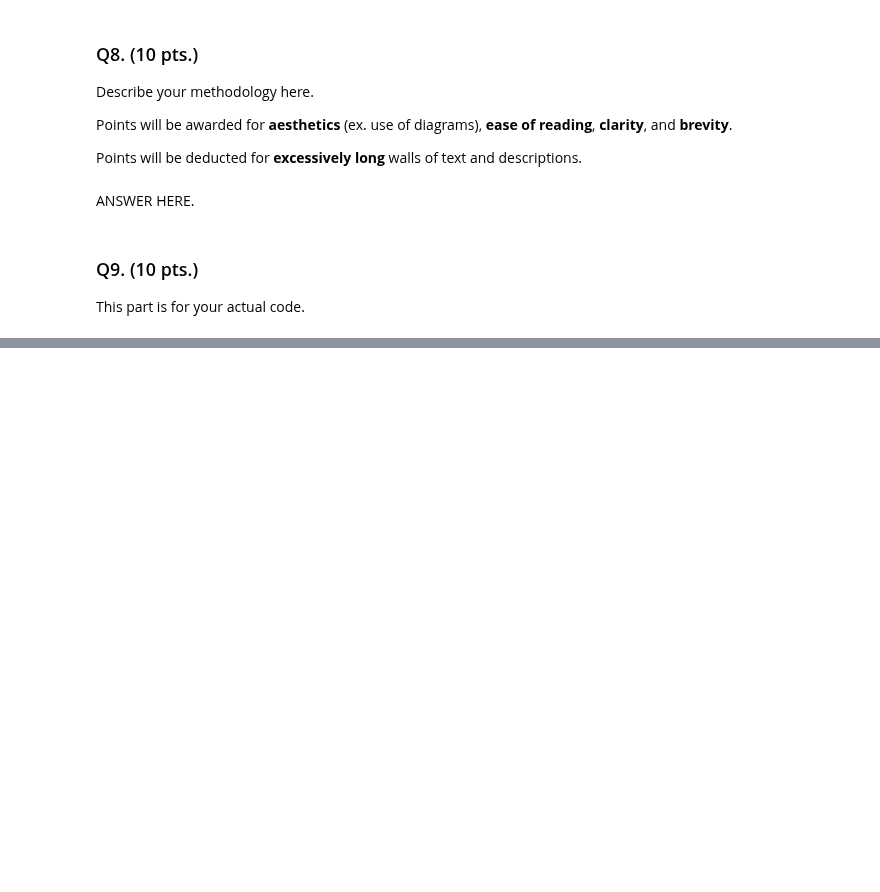
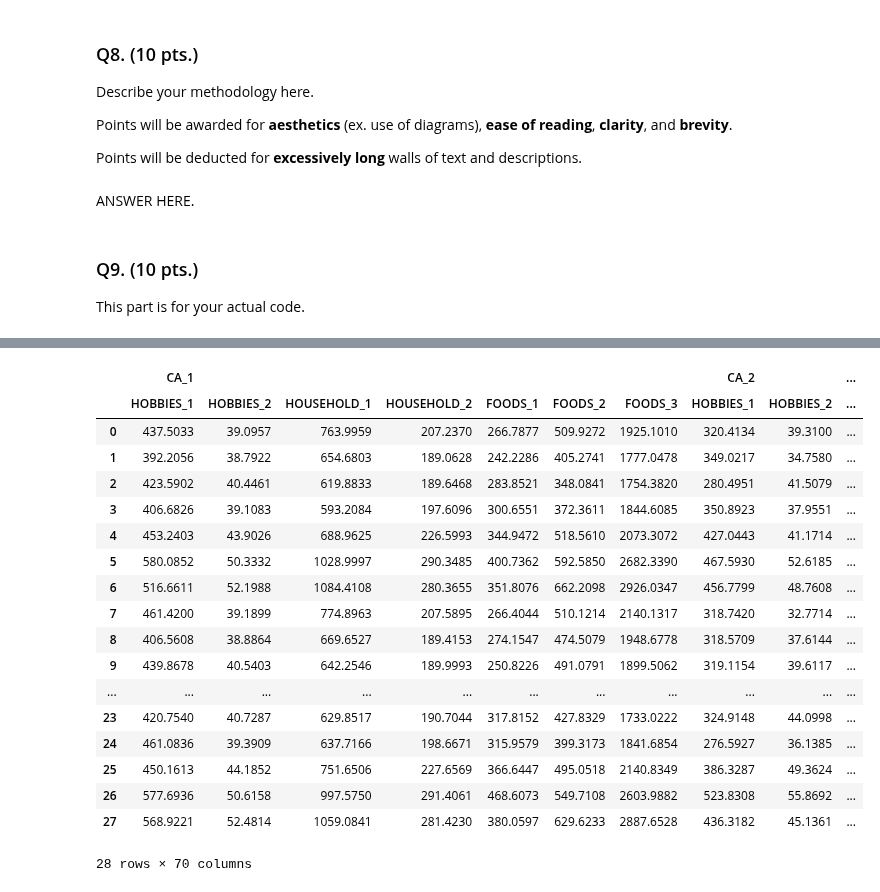
Before and after one commit to adrianemikko/tsa2021-m5, a Jupyter notebook: The Final Project 2.ipynb, the cells around one changed output, grey strips where cells are left out. Cells and saved outputs as stored; diff of their text form; code cells hidden in the pictures; blank space fills up the shorter version.

```diff
--- a/The Final Project 2.ipynb
+++ b/The Final Project 2.ipynb
@@ -65,0 +128,14 @@ This part is for your actual code.
+# %%
+for col in train_df_9:
+    print(col)
+    methods = evaluate_methods(
+        methods,
+        X=train_df_9[col],
+        XOG=trainOG_df_9[col],
+        tscv=tscv,
+        col=col,
+        w=84,
+        h=28)
+# %%
+rmse_scores = score_reveal(methods)
+rmse_scores
@@ -65,0 +156,3 @@ This part is for your actual code.
+# %%
+best_models = rmse_scores.apply(lambda x: x.idxmin(), axis=1)
+best_models
@@ -65,0 +183,26 @@ This part is for your actual code.
+# %%
+model = ensemble2(col_assignment=best_models.to_dict(), methods=methods, w=84, h=28)
+model.fit(train_df_9)
+# %%
+df_pred_9_ensemble2 = model.predict(trainOG_df_9)
+df_pred_9_ensemble2
+# %% [output]
+|  | CA_1 |  |  |  |  |  |  | CA_2 |  | ... |
+|  | HOBBIES_1 | HOBBIES_2 | HOUSEHOLD_1 | HOUSEHOLD_2 | FOODS_1 | FOODS_2 | FOODS_3 | HOBBIES_1 | HOBBIES_2 | ... |
+| 0 | 437.5033 | 39.0957 | 763.9959 | 207.2370 | 266.7877 | 509.9272 | 1925.1010 | 320.4134 | 39.3100 | ... |
+| 1 | 392.2056 | 38.7922 | 654.6803 | 189.0628 | 242.2286 | 405.2741 | 1777.0478 | 349.0217 | 34.7580 | ... |
+| 2 | 423.5902 | 40.4461 | 619.8833 | 189.6468 | 283.8521 | 348.0841 | 1754.3820 | 280.4951 | 41.5079 | ... |
+| 3 | 406.6826 | 39.1083 | 593.2084 | 197.6096 | 300.6551 | 372.3611 | 1844.6085 | 350.8923 | 37.9551 | ... |
+| 4 | 453.2403 | 43.9026 | 688.9625 | 226.5993 | 344.9472 | 518.5610 | 2073.3072 | 427.0443 | 41.1714 | ... |
+| 5 | 580.0852 | 50.3332 | 1028.9997 | 290.3485 | 400.7362 | 592.5850 | 2682.3390 | 467.5930 | 52.6185 | ... |
+| 6 | 516.6611 | 52.1988 | 1084.4108 | 280.3655 | 351.8076 | 662.2098 | 2926.0347 | 456.7799 | 48.7608 | ... |
+| 7 | 461.4200 | 39.1899 | 774.8963 | 207.5895 | 266.4044 | 510.1214 | 2140.1317 | 318.7420 | 32.7714 | ... |
+| 8 | 406.5608 | 38.8864 | 669.6527 | 189.4153 | 274.1547 | 474.5079 | 1948.6778 | 318.5709 | 37.6144 | ... |
+| 9 | 439.8678 | 40.5403 | 642.2546 | 189.9993 | 250.8226 | 491.0791 | 1899.5062 | 319.1154 | 39.6117 | ... |
+| ... | ... | ... | ... | ... | ... | ... | ... | ... | ... | ... |
+| 23 | 420.7540 | 40.7287 | 629.8517 | 190.7044 | 317.8152 | 427.8329 | 1733.0222 | 324.9148 | 44.0998 | ... |
+| 24 | 461.0836 | 39.3909 | 637.7166 | 198.6671 | 315.9579 | 399.3173 | 1841.6854 | 276.5927 | 36.1385 | ... |
+| 25 | 450.1613 | 44.1852 | 751.6506 | 227.6569 | 366.6447 | 495.0518 | 2140.8349 | 386.3287 | 49.3624 | ... |
+| 26 | 577.6936 | 50.6158 | 997.5750 | 291.4061 | 468.6073 | 549.7108 | 2603.9882 | 523.8308 | 55.8692 | ... |
+| 27 | 568.9221 | 52.4814 | 1059.0841 | 281.4230 | 380.0597 | 629.6233 | 2887.6528 | 436.3182 | 45.1361 | ... |
+28 rows × 70 columns
```
Also changed, not shown: parts of 14 cells of this notebook, 2 other files.
